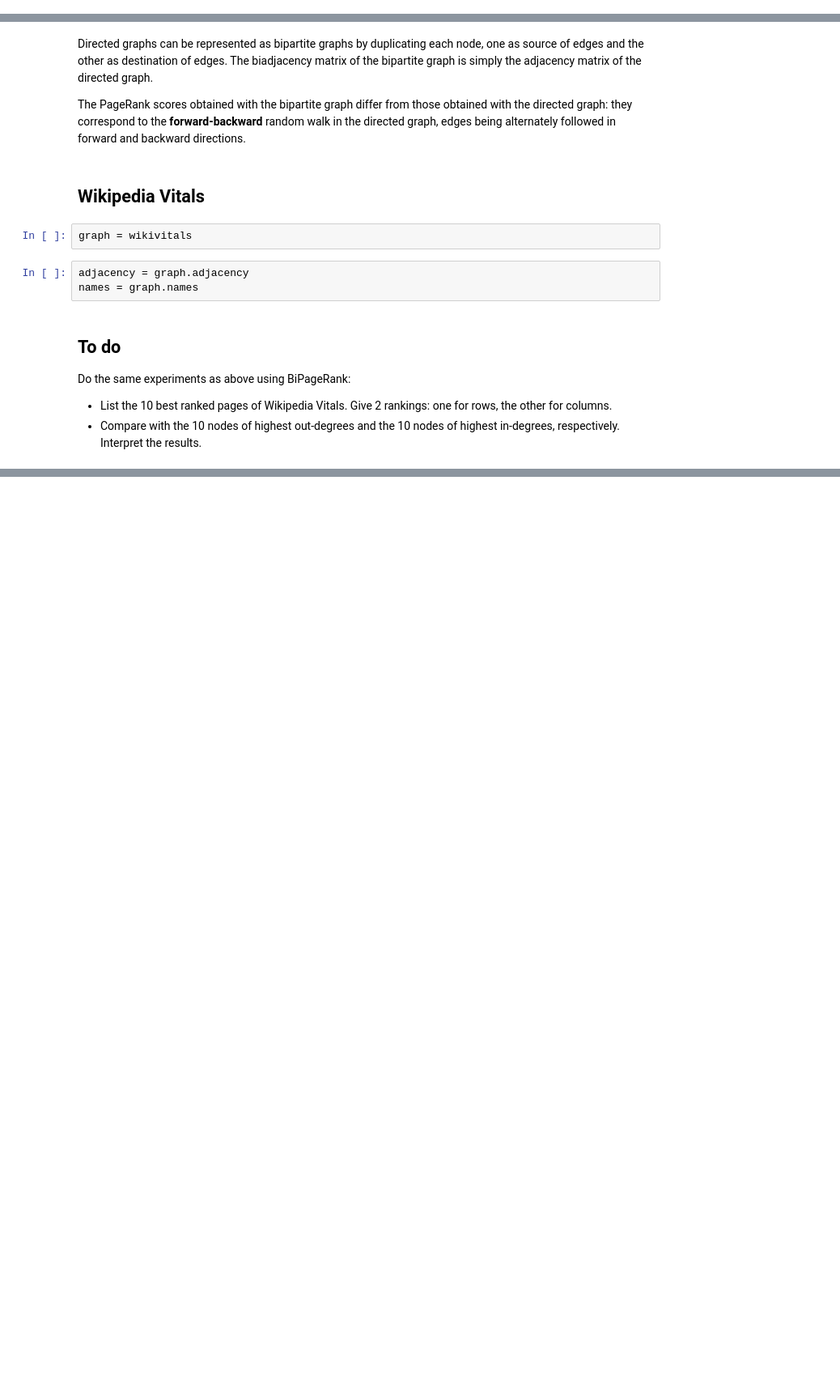
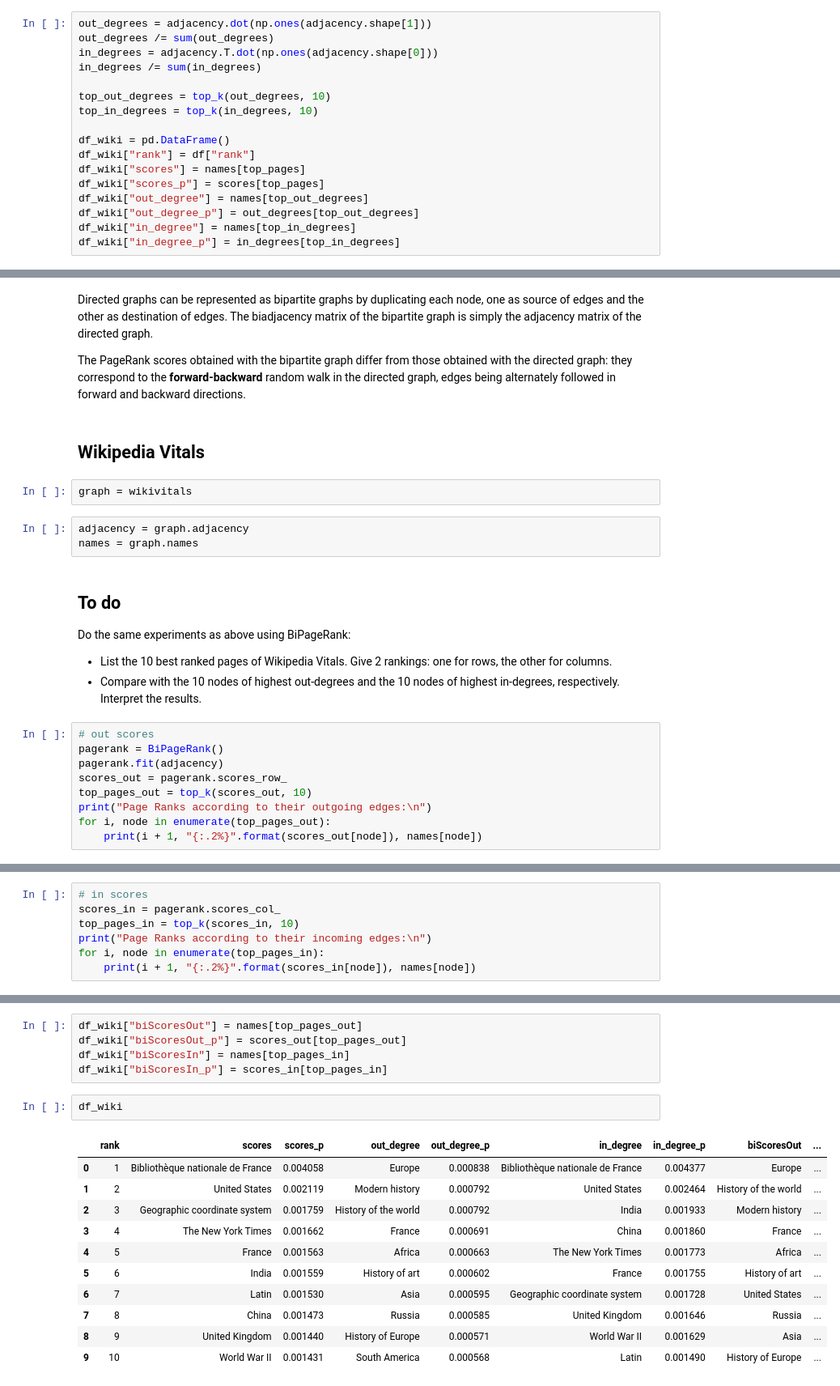
Before and after one commit to Bourhano/TelecomParis, a Jupyter notebook: GraphMining/0x03-pageRank/lab3-pagerank.ipynb, the cells around one changed output, grey strips where cells are left out. Shown at 81% size. Cells and saved outputs as stored; diff of their text form; blank space fills up the shorter version.

```diff
--- a/GraphMining/0x03-pageRank/lab3-pagerank.ipynb
+++ b/GraphMining/0x03-pageRank/lab3-pagerank.ipynb
@@ -184,0 +341,17 @@ scores = pagerank.fit_transform(adjacency)
+# %%
+out_degrees = adjacency.dot(np.ones(adjacency.shape[1]))
+out_degrees /= sum(out_degrees)
+in_degrees = adjacency.T.dot(np.ones(adjacency.shape[0]))
+in_degrees /= sum(in_degrees)
+
+top_out_degrees = top_k(out_degrees, 10)
+top_in_degrees = top_k(in_degrees, 10)
+
+df_wiki = pd.DataFrame()
+df_wiki["rank"] = df["rank"]
+df_wiki["scores"] = names[top_pages]
+df_wiki["scores_p"] = scores[top_pages]
+df_wiki["out_degree"] = names[top_out_degrees]
+df_wiki["out_degree_p"] = out_degrees[top_out_degrees]
+df_wiki["in_degree"] = names[top_in_degrees]
+df_wiki["in_degree_p"] = in_degrees[top_in_degrees]
@@ -234,3 +601,12 @@ names = graph.names
 Do the same experiments as above using BiPageRank:
 * List the 10 best ranked pages of Wikipedia Vitals. Give 2 rankings: one for rows, the other for columns.
 * Compare with the 10 nodes of highest out-degrees and the 10 nodes of highest in-degrees, respectively.<br> Interpret the results.
+# %%
+# out scores
+pagerank = BiPageRank()
+pagerank.fit(adjacency)
+scores_out = pagerank.scores_row_
+top_pages_out = top_k(scores_out, 10)
+print("Page Ranks according to their outgoing edges:\n")
+for i, node in enumerate(top_pages_out):
+    print(i + 1, "{:.2%}".format(scores_out[node]), names[node])
@@ -236,0 +626,7 @@ Do the same experiments as above using BiPageRank:
+# %%
+# in scores
+scores_in = pagerank.scores_col_
+top_pages_in = top_k(scores_in, 10)
+print("Page Ranks according to their incoming edges:\n")
+for i, node in enumerate(top_pages_in):
+    print(i + 1, "{:.2%}".format(scores_in[node]), names[node])
@@ -236,0 +646,19 @@ Do the same experiments as above using BiPageRank:
+# %%
+df_wiki["biScoresOut"] = names[top_pages_out]
+df_wiki["biScoresOut_p"] = scores_out[top_pages_out]
+df_wiki["biScoresIn"] = names[top_pages_in]
+df_wiki["biScoresIn_p"] = scores_in[top_pages_in]
+# %%
+df_wiki
+# %% [output]
+|  | rank | scores | scores_p | out_degree | out_degree_p | in_degree | in_degree_p | biScoresOut | ... |
+| 0 | 1 | Bibliothèque nationale de France | 0.004058 | Europe | 0.000838 | Bibliothèque nationale de France | 0.004377 | Europe | ... |
+| 1 | 2 | United States | 0.002119 | Modern history | 0.000792 | United States | 0.002464 | History of the world | ... |
+| 2 | 3 | Geographic coordinate system | 0.001759 | History of the world | 0.000792 | India | 0.001933 | Modern history | ... |
+| 3 | 4 | The New York Times | 0.001662 | France | 0.000691 | China | 0.001860 | France | ... |
+| 4 | 5 | France | 0.001563 | Africa | 0.000663 | The New York Times | 0.001773 | Africa | ... |
+| 5 | 6 | India | 0.001559 | History of art | 0.000602 | France | 0.001755 | History of art | ... |
+| 6 | 7 | Latin | 0.001530 | Asia | 0.000595 | Geographic coordinate system | 0.001728 | United States | ... |
+| 7 | 8 | China | 0.001473 | Russia | 0.000585 | United Kingdom | 0.001646 | Russia | ... |
+| 8 | 9 | United Kingdom | 0.001440 | History of Europe | 0.000571 | World War II | 0.001629 | Asia | ... |
+| 9 | 10 | World War II | 0.001431 | South America | 0.000568 | Latin | 0.001490 | History of Europe | ... |
```
Also changed, not shown: parts of 60 cells of this notebook.
